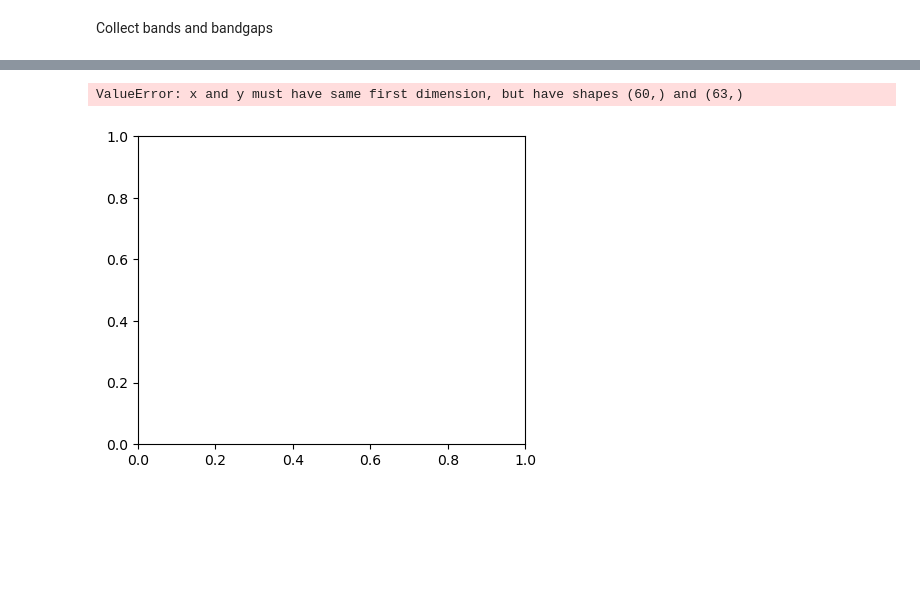
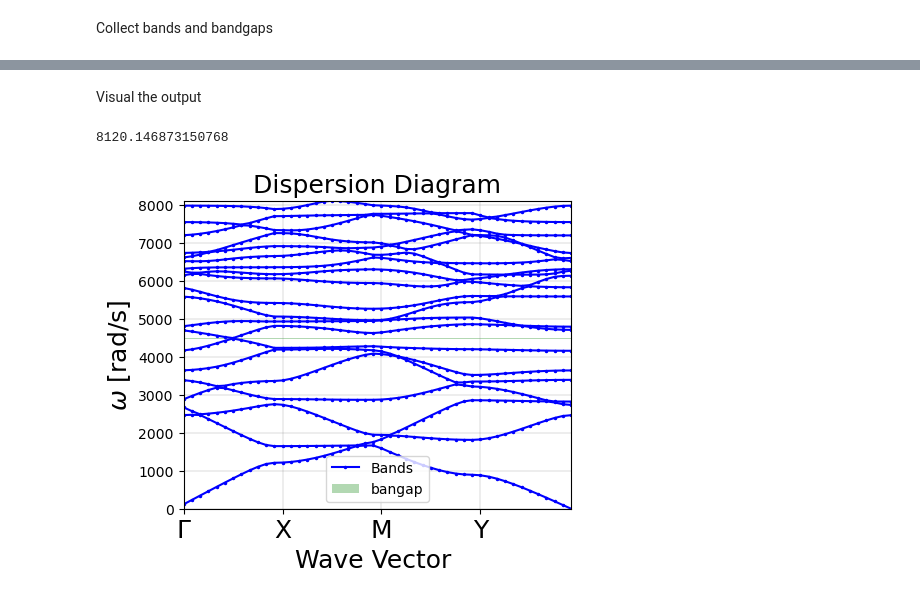
Before and after one commit to jtempelman95/fenonics, a Jupyter notebook: RepoCodes/TutorialNotebook.ipynb, the cells around one changed output, grey strips where cells are left out. Drawn from its saved outputs; the diff is of its cells as text; code cells hidden in the pictures; blank space fills up the shorter version.

```diff
--- a/RepoCodes/TutorialNotebook.ipynb
+++ b/RepoCodes/TutorialNotebook.ipynb
@@ -215,0 +221,10 @@ This could be changedby modifying the tuble of high-symmetry points to consider
+# %%
+
+c           = [1500]
+rho         = [1e3]
+np1 = 21
+np2 = 21
+np3 = 21
+
+evals_disp, evec_all, mpc = solve_bands(
+        np1, np2, np3, nvec, a_len, c, rho, fspace, mesh,ct)
@@ -360,6 +303,55 @@ plt.plot(evals_disp)
-# %%
-from matplotlib.patches import Rectangle
-plt = plotbands(np.array(evals_disp))
-# %% [output]
-ValueError: x and y must have same first dimension, but have shapes (60,) and (63,)
-[figure, removed]
+# %% [markdown]
+Visual the output
+# %%
+def plotbands(bands,  HSpts, nsol,figsize = (5,4),):
+    """
+    Plot the disprsion bands with bandgaps highlighted on the G-X-M-G boundary
+    """
+    bgnrm, gapwidths, gaps, lowbounds, highbounds = getbands(bands)
+
+    from matplotlib.patches import Rectangle
+    plt.figure(figsize=figsize)
+    np1 = 20; np2 = 20; np3 = 20
+    nvec_per_HS = int(round(nsol/len(HSpts)))
+    xx = []
+    start = 0
+    for k in range(len(HSpts)-1):
+        xx.append(np.linspace(start,start+1-1/nvec_per_HS ,nvec_per_HS))
+        start+=1
+    xx = np.array(xx)
+    d1,d2 = xx.shape[0],xx.shape[1]
+    xx = xx.reshape(d2*d1,)
+    nvec = 20
+
+    maxfq = bands.max()
+    print(maxfq)
+    # PLOT THE DISPERSION BANDS
+    for n in range(nvec):
+        ev = bands[:,n]
+        if n == 0:
+            plt.plot( xx,(ev),'b.-',markersize = 3, label = 'Bands')
+        else:
+            plt.plot( xx,(ev),'b.-',markersize = 3)
+    plt.grid(color='gray', linestyle='-', linewidth=0.2)
+    plt.xticks(np.array([0,1,2,3,4]), ['$\Gamma$', 'X', 'M','Y', '$\Gamma$'],fontsize=18)
+    plt.xlabel(r'Wave Vector ',fontsize=18)
+    plt.ylabel('$\omega$ [rad/s]',fontsize=18)
+    plt.title('Dispersion Diagram',fontsize = 18)
+    plt.xlim((0,np.max(xx)))
+    plt.ylim((0,np.max(maxfq)))
+    currentAxis = plt.gca()
+    for j in range(len(gapwidths)):
+        lb = lowbounds[j]
+        ub = highbounds[j]
+        if j == 0:
+            currentAxis.add_patch( Rectangle((np.min(xx),lb), np.max(xx), ub-lb,  facecolor="g" ,ec='none', alpha =.3,label='bangap'))
+        else:
+            currentAxis.add_patch( Rectangle((np.min(xx),lb), np.max(xx), ub-lb,  facecolor="g" ,ec='none', alpha =.3))
+    plt.legend()
+    return plt
+
+
+plt = plotbands(np.array(evals_disp), HSpts, nsol)
+# %% [output]
+8120.146873150768
+[figure, added]
```
Also changed, not shown: parts of 10 cells of this notebook, 7 other files.
